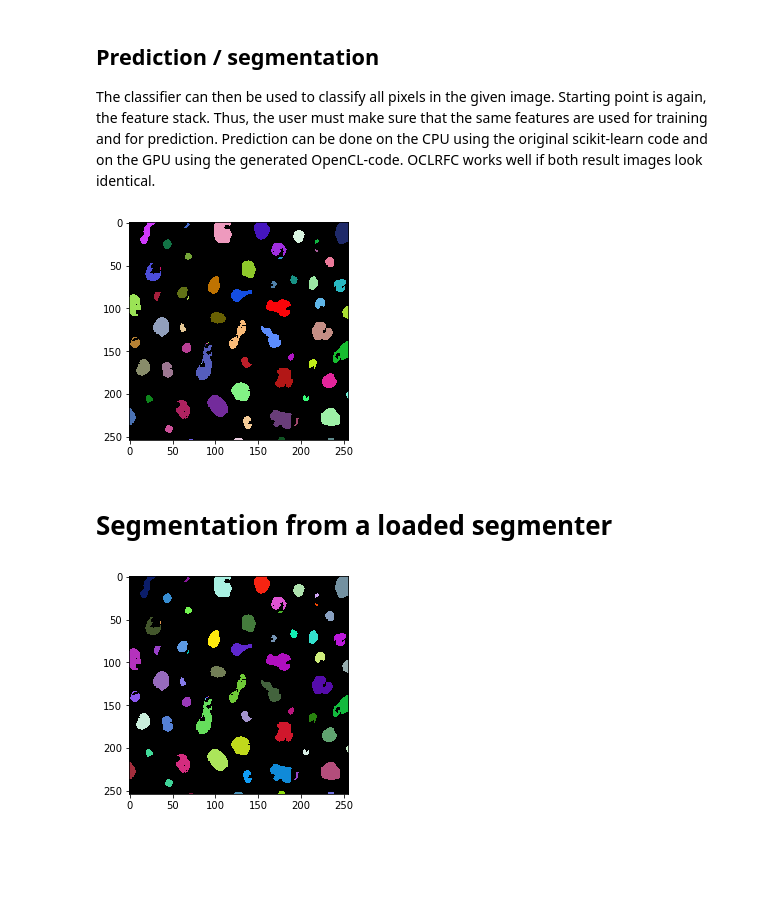
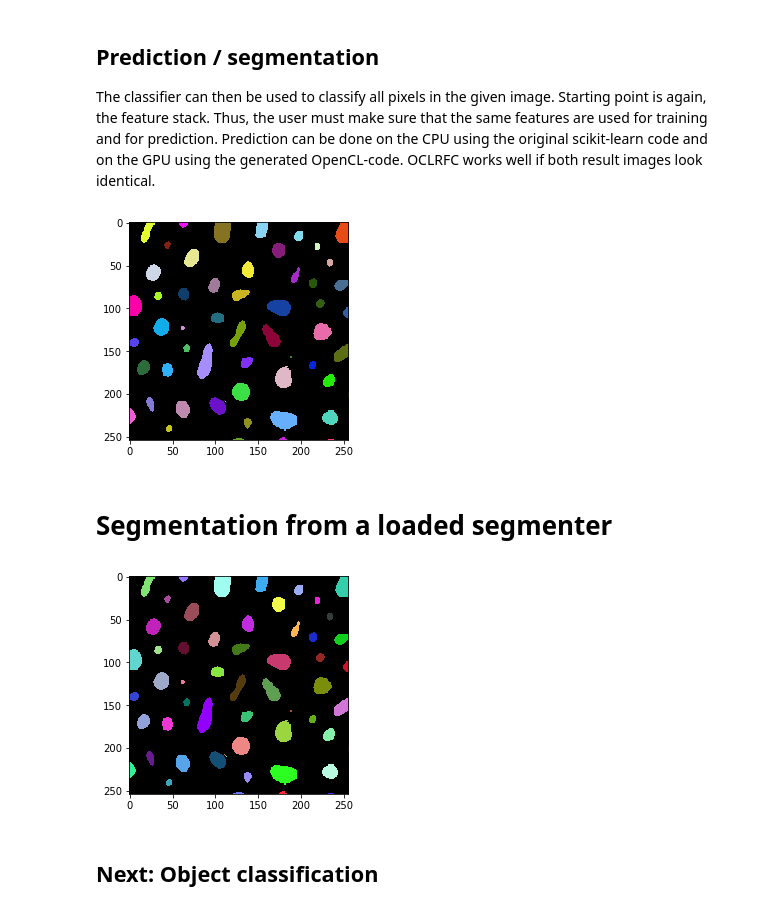
Before and after one commit to haesleinhuepf/apoc, a Jupyter notebook: demo/demo_object_segmenter.ipynb, the cells around one changed output. Cells and saved outputs as stored; diff of their text form; code cells hidden in the pictures; blank space fills up the shorter version.

```diff
--- a/demo/demo_object_segmenter.ipynb
+++ b/demo/demo_object_segmenter.ipynb
@@ -42,8 +42,8 @@ imshow(manual_annotations, vmin=0, vmax=3)
 ## Training
 We now train a ObjectSegmenter, which is under the hood a [scikit-learn RandomForestClassifier](https://scikit-learn.org/stable/modules/generated/sklearn.ensemble.RandomForestClassifier.html). After training, the classifier will be converted to [clij-compatible OpenCL code](https://github.com/clEsperanto/clij-opencl-kernels) and save to disk under a given filename.
 # %%
-# define features: original image, a blurred version and an edge image
-features = "original gaussian_blur=2 sobel_of_gaussian_blur=2"
+# define features
+features = apoc.PredefinedFeatureSet.medium_quick.value
 
 # this is where the model will be saved
 cl_filename = 'my_model.cl'
@@ -55,16 +55,18 @@ clf.train(features, manual_annotations, image)
 ## Prediction / segmentation
 The classifier can then be used to classify all pixels in the given image. Starting point is again, the feature stack. Thus, the user must make sure that the same features are used for training and for prediction. Prediction can be done on the CPU using the original scikit-learn code and on the GPU using the generated OpenCL-code. OCLRFC works well if both result images look identical.
 # %%
-result = clf.predict(features=features, image=image)
-cle.imshow(result, labels=True)
+segmentation_result = clf.predict(features=features, image=image)
+cle.imshow(segmentation_result, labels=True)
 # %% [output]
-[figure, old version]
+[figure, new version]
 # %% [markdown]
 # Segmentation from a loaded segmenter
 # %%
 clf = apoc.ObjectSegmenter(opencl_filename=cl_filename)
 
-result = clf.predict(image=image)
-cle.imshow(result, labels=True)
+segmentation_result = clf.predict(image=image)
+cle.imshow(segmentation_result, labels=True)
 # %% [output]
-[figure, old version]
+[figure, new version]
+# %% [markdown]
+## Next: Object classification
```
Also changed, not shown: parts of 2 cells of this notebook, 6 other files.
